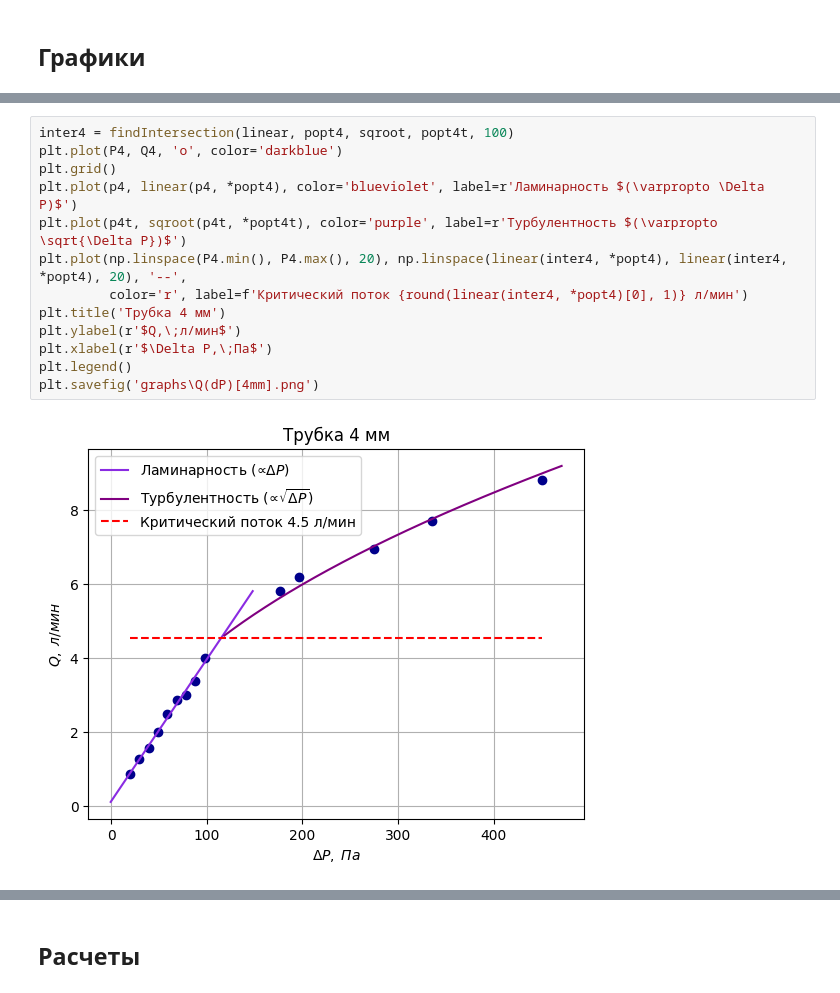
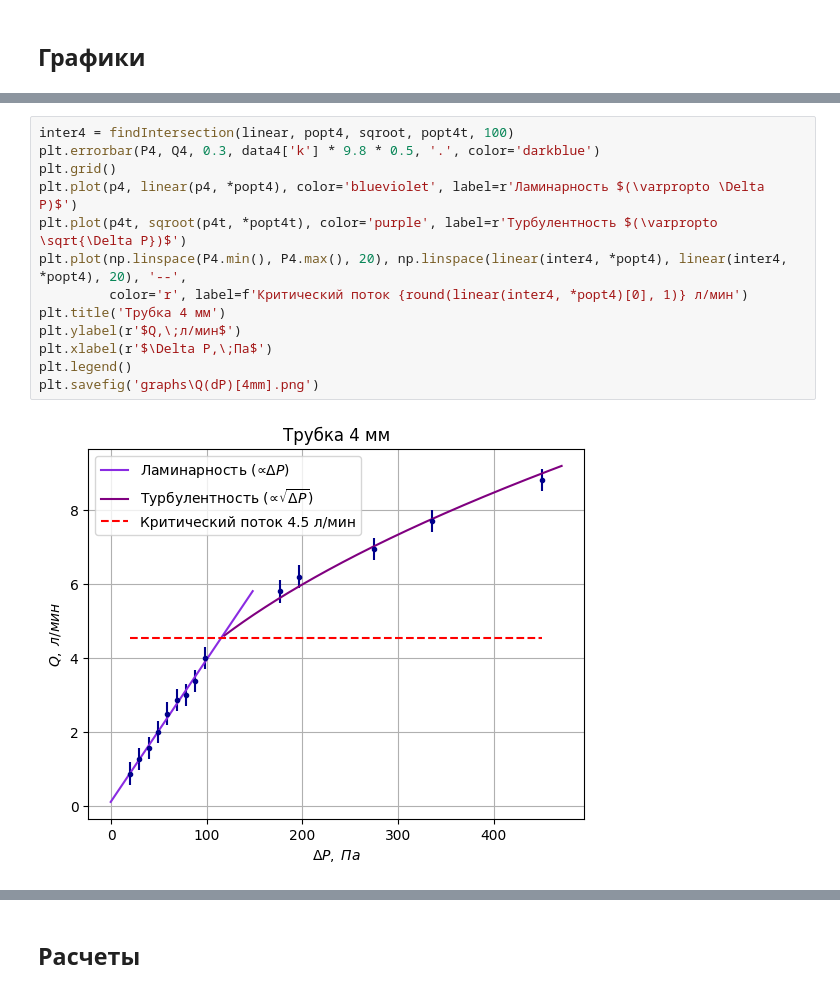
Before and after one commit to TimBelinskii/PhysicsLabs, a Jupyter notebook: II семестр/1.3.3/processing.ipynb, the cells around one changed output, grey strips where cells are left out. Drawn from its saved outputs; the diff is of its cells as text.

```diff
--- a/II семестр/1.3.3/processing.ipynb
+++ b/II семестр/1.3.3/processing.ipynb
@@ -95,17 +96,17 @@ plt.savefig('graphs\Q(dP)[3mm].png')
 # %%
 inter4 = findIntersection(linear, popt4, sqroot, popt4t, 100)
-plt.plot(P4, Q4, 'o', color='darkblue')
+plt.errorbar(P4, Q4, 0.3, data4['k'] * 9.8 * 0.5, '.', color='darkblue')
 plt.grid()
 plt.plot(p4, linear(p4, *popt4), color='blueviolet', label=r'Ламинарность $(\varpropto \Delta P)$')
 plt.plot(p4t, sqroot(p4t, *popt4t), color='purple', label=r'Турбулентность $(\varpropto \sqrt{\Delta P})$')
 plt.plot(np.linspace(P4.min(), P4.max(), 20), np.linspace(linear(inter4, *popt4), linear(inter4, *popt4), 20), '--',
          color='r', label=f'Критический поток {round(linear(inter4, *popt4)[0], 1)} л/мин')
 plt.title('Трубка 4 мм')
 plt.ylabel(r'$Q,\;л/мин$')
 plt.xlabel(r'$\Delta P,\;Па$')
 plt.legend()
 plt.savefig('graphs\Q(dP)[4mm].png')
 # %% [output]
-[figure, old version]
+[figure, new version]
 # %%
 inter5 = findIntersection(linear, popt5, sqroot, popt5t, 100)
```
Also changed, not shown: parts of 10 cells of this notebook.
